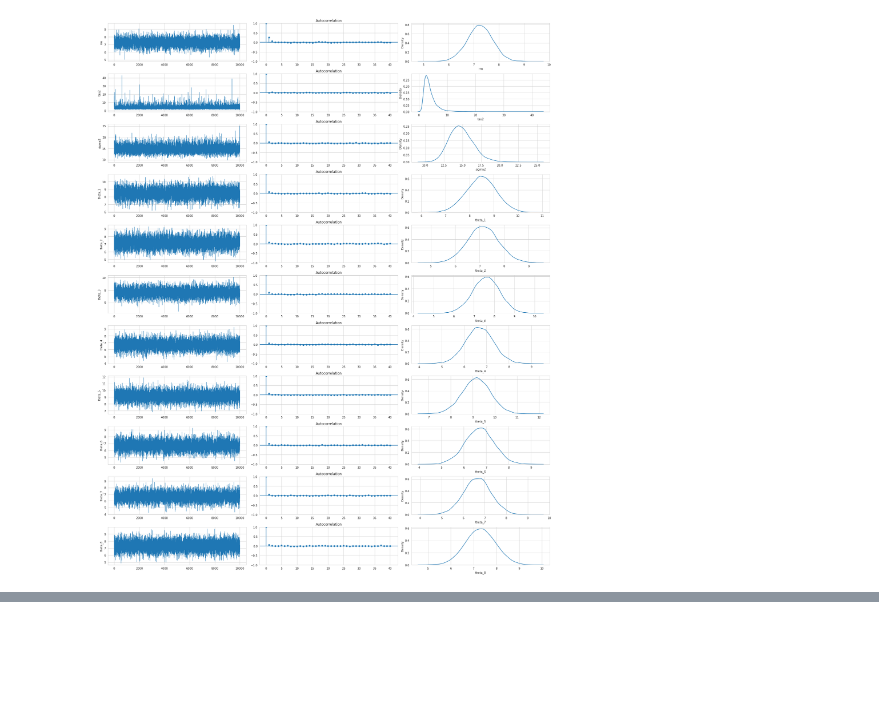
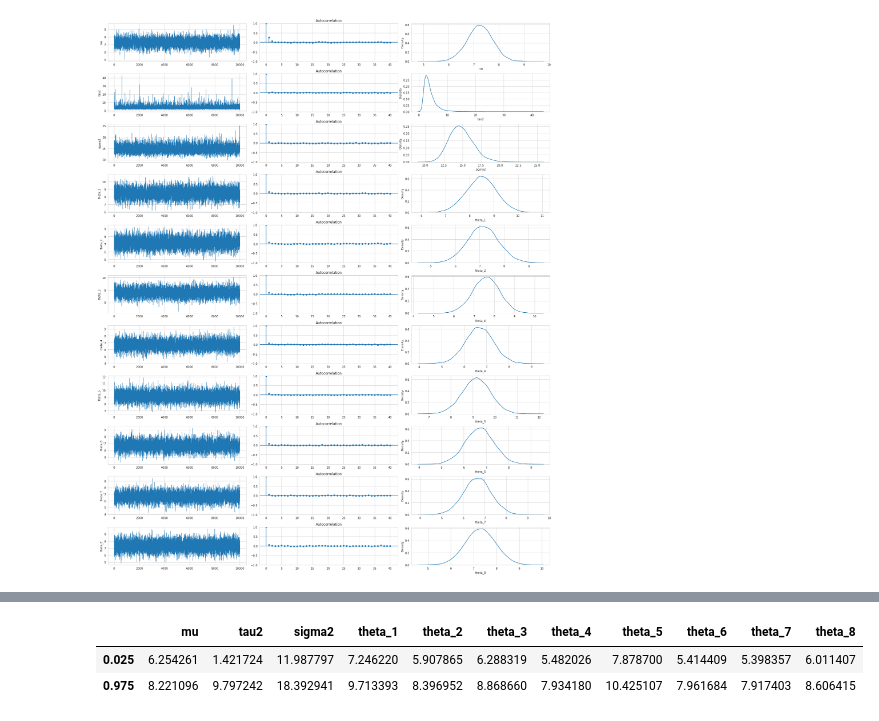
Before and after one commit to WHITSNAK/sta_602, a Jupyter notebook: hw11/hw11 8.3.ipynb, the cells around one changed output, grey strips where cells are left out. Saved outputs shown, nothing was run; the diff lists cells and outputs as text; code cells hidden in the pictures; blank space fills up the shorter version.

```diff
--- a/hw11/hw11 8.3.ipynb
+++ b/hw11/hw11 8.3.ipynb
@@ -131,0 +147,6 @@ fig.show()
+# %%
+s.quantile([0.025, 0.975])
+# %% [output]
+|  | mu | tau2 | sigma2 | theta_1 | theta_2 | theta_3 | theta_4 | theta_5 | theta_6 | theta_7 | theta_8 |
+| 0.025 | 6.254261 | 1.421724 | 11.987797 | 7.246220 | 5.907865 | 6.288319 | 5.482026 | 7.878700 | 5.414409 | 5.398357 | 6.011407 |
+| 0.975 | 8.221096 | 9.797242 | 18.392941 | 9.713393 | 8.396952 | 8.868660 | 7.934180 | 10.425107 | 7.961684 | 7.917403 | 8.606415 |
```
Also changed, not shown: parts of 2 cells of this notebook, 1 other file.
